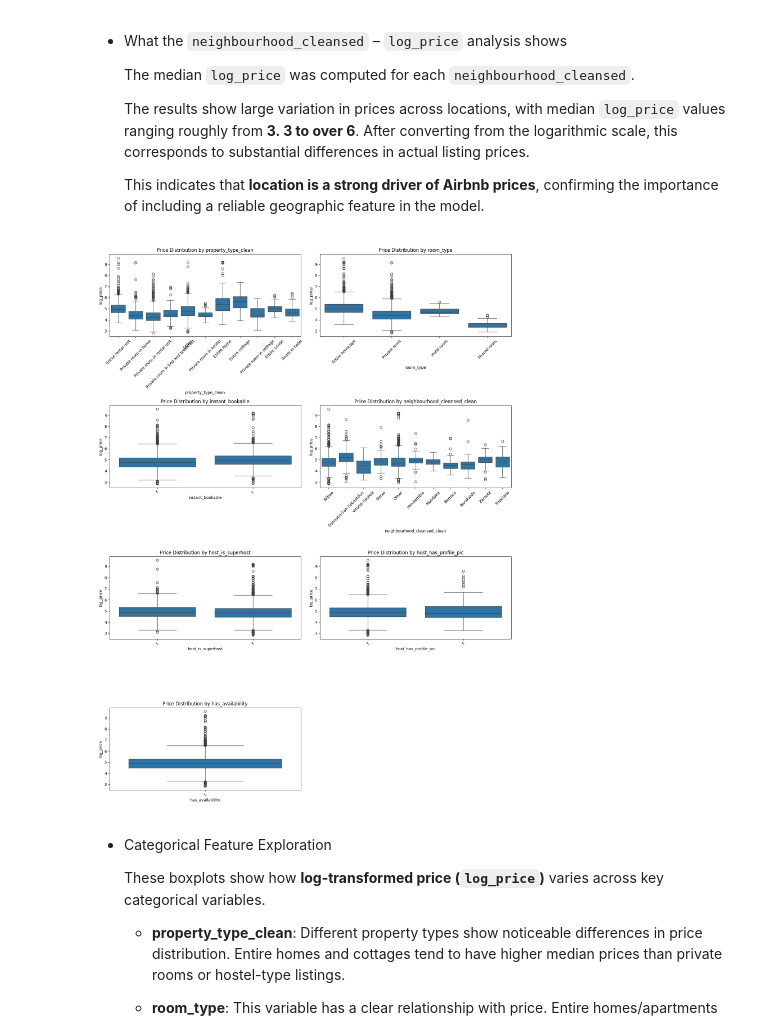
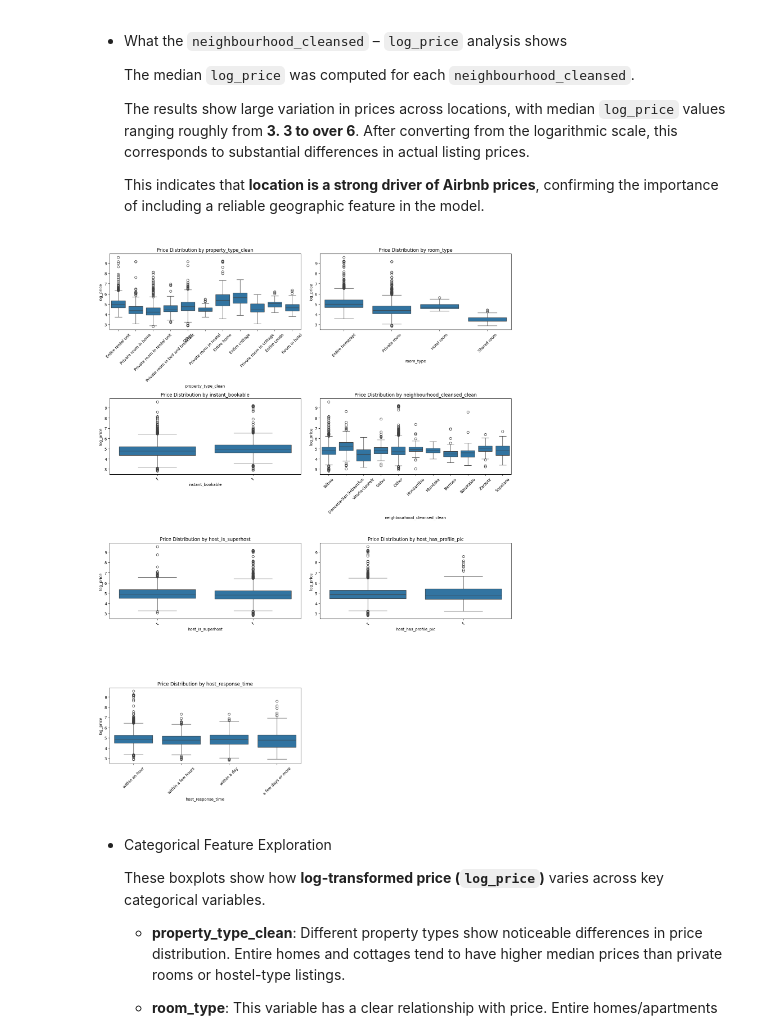
Before and after one commit to Batujan/Airbnb_Basque_Country_Price_Prediction, a Jupyter notebook: notebooks/01_data_exploration.ipynb, the cells around one changed output. Saved outputs shown, nothing was run; the diff lists cells and outputs as text; code cells hidden in the pictures.

Commit message:
add host_response_time analysis

```diff
--- a/notebooks/01_data_exploration.ipynb
+++ b/notebooks/01_data_exploration.ipynb
@@ -701,32 +701,32 @@ df_eda = df_eda.drop(columns=loc_cols_to_drop, errors="ignore")
 # %%
 cat_cols = [
     "property_type_clean",
     "room_type",
     "instant_bookable",
     "neighbourhood_cleansed_clean",
     "host_is_superhost",
     "host_has_profile_pic",
-    "has_availability"
+    "host_response_time"
 ]
 
 n_plot_cols = 2
 n_plot_rows = (len(cat_cols) + n_plot_cols - 1) // n_plot_cols
 
 fig, axes = plt.subplots(n_plot_rows, n_plot_cols, figsize=(15, 5 * n_plot_rows))
 axes = np.atleast_1d(axes).flatten()
 
 for i, col in enumerate(cat_cols):
     sns.boxplot(data=df_eda, x=col, y="log_price", ax=axes[i])
     axes[i].set_title(f"Price Distribution by {col}")
     axes[i].tick_params(axis="x", rotation=45)
 
 for ax in axes[len(cat_cols):]:
     ax.set_visible(False)
 
 plt.tight_layout()
 plt.show()
 # %% [output]
-[figure, old version]
+[figure, new version]
 # %% [markdown]
 * Categorical Feature Exploration
 
```
